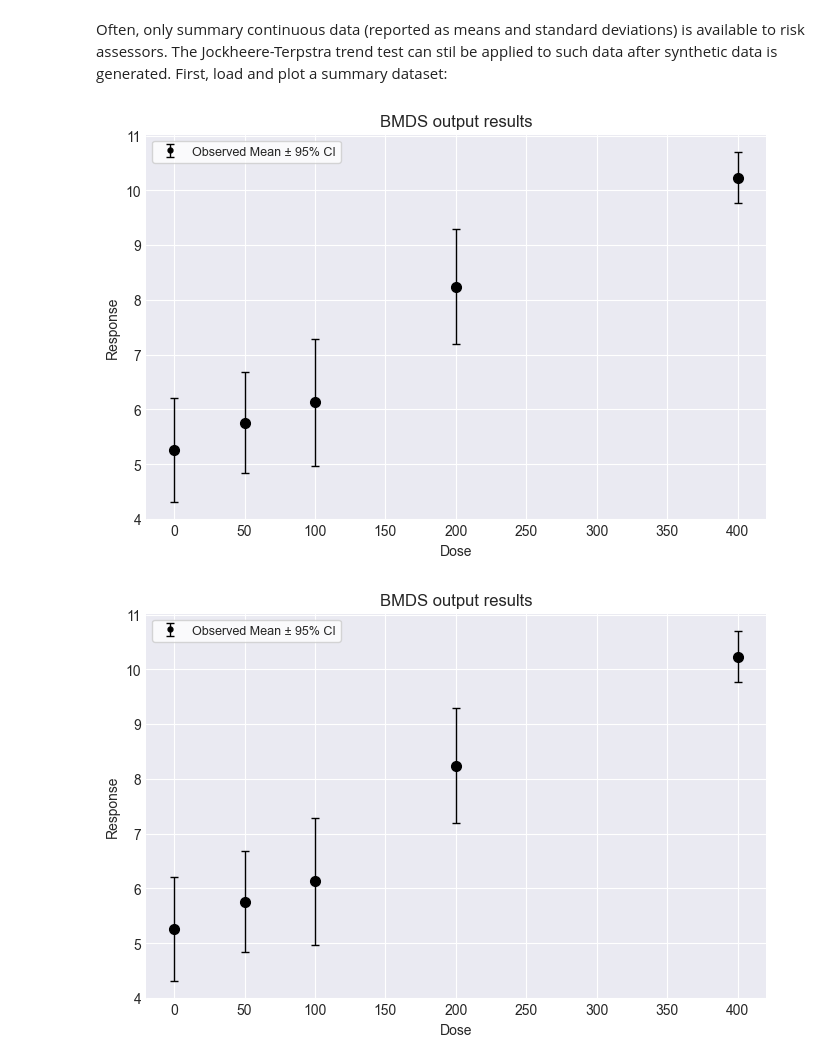
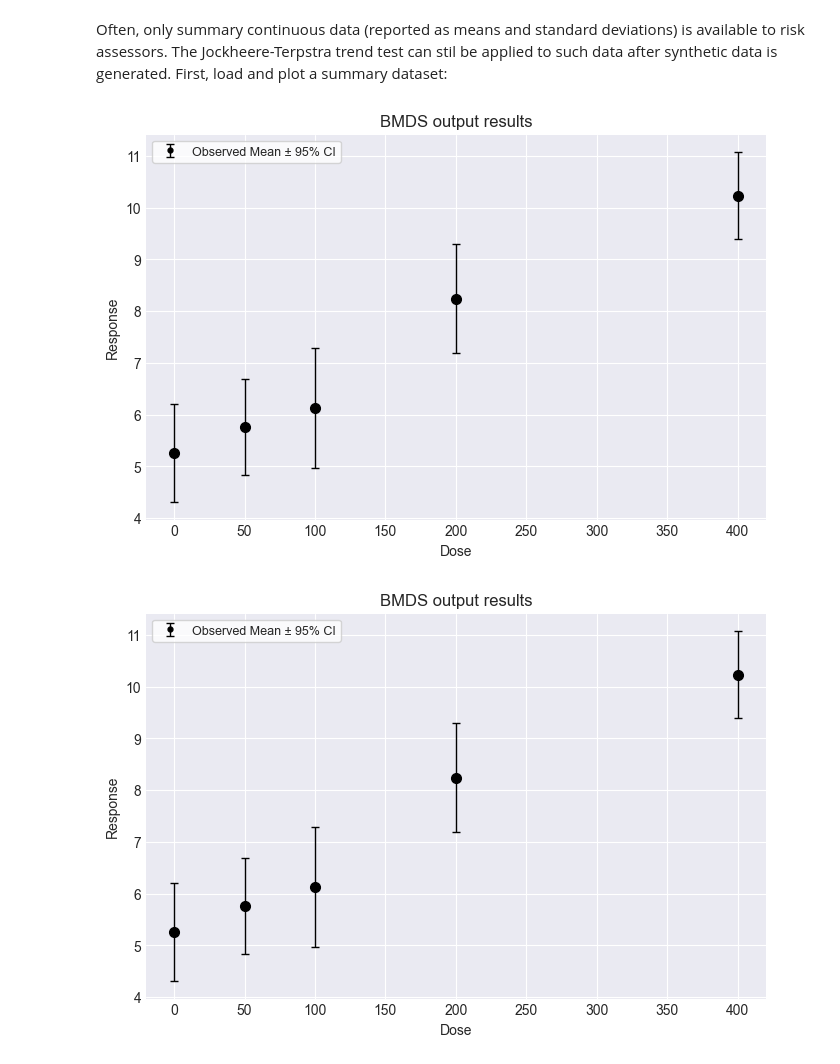
Before and after one commit to USEPA/BMDS, a Jupyter notebook: docs/source/recipes/JT_demo_test.ipynb, the cells around one changed output. Saved outputs shown, nothing was run; the diff lists cells and outputs as text; code cells hidden in the pictures.

```diff
--- a/docs/source/recipes/JT_demo_test.ipynb
+++ b/docs/source/recipes/JT_demo_test.ipynb
@@ -57,14 +142,16 @@ Hypothesis: increasing
 # %% [markdown]
 Often, only summary continuous data (reported as means and standard deviations) is available to risk assessors.  The Jockheere-Terpstra trend test can stil be applied to such data after synthetic data is generated.  First, load and plot a summary dataset:
 # %%
-dataset2 = pybmds.ContinuousDataset(
+from pybmds.datasets.continuous import ContinuousDataset
+
+dataset4 = pybmds.ContinuousDataset(
     doses=[0, 50, 100, 200, 400],
     ns=[20, 20, 20, 20, 20],
     means=[5.26, 5.76, 6.13, 8.24, 10.23],
-    stdevs=[2.03, 1.97, 2.47, 2.24, 1,8],
+    stdevs=[2.03, 1.97, 2.47, 2.24, 1.8],
 )
-dataset.plot()
+dataset4.plot()
 # %% [output]
-[figure, old version]
+[figure, new version]
-[figure, old version]
+[figure, new version]
 # %% [markdown]
```
Also changed, not shown: parts of 17 cells of this notebook, 4 other files.
